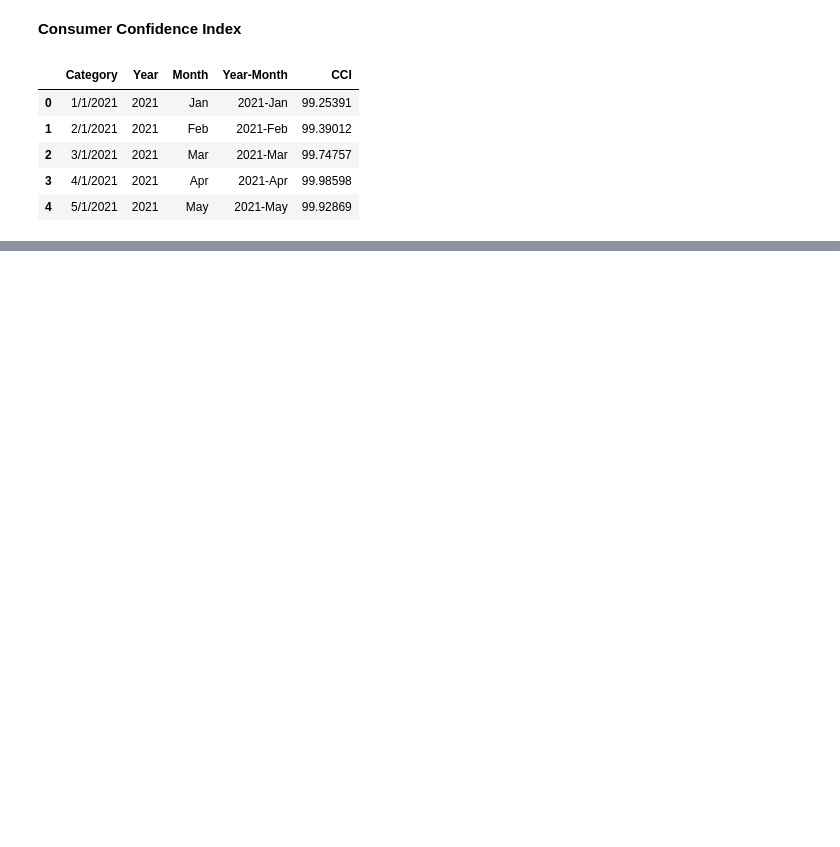
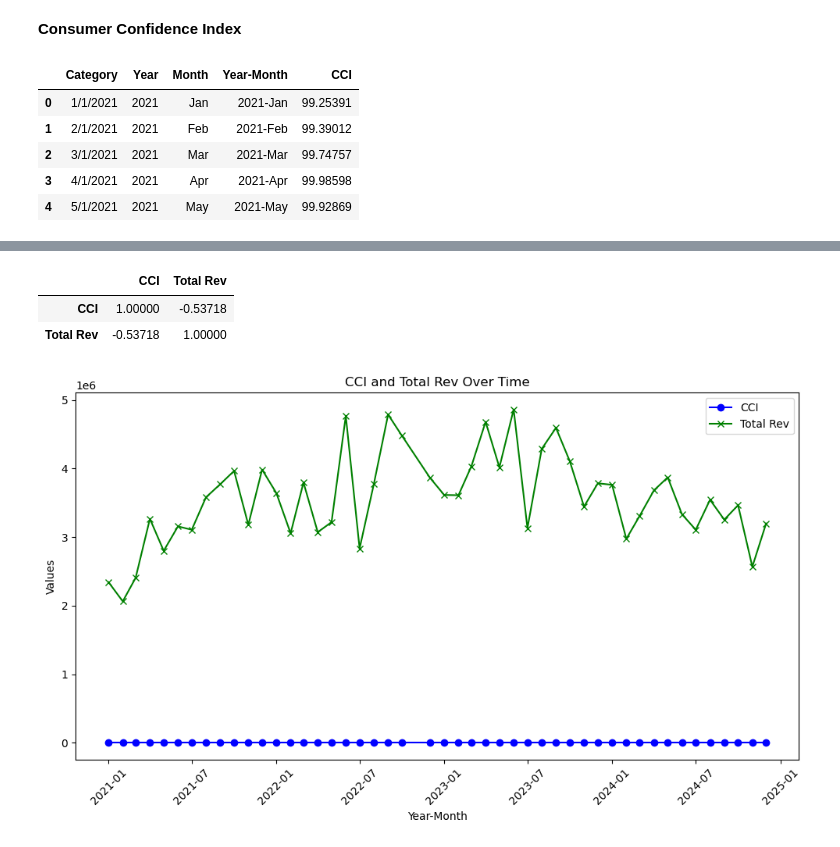
Before and after one commit to JEFFDAVISJR/macroecon-revenue-analysis, a Jupyter notebook: Python/notebook/plots_mc.ipynb, the cells around one changed output, grey strips where cells are left out. Cells and saved outputs as stored; diff of their text form; code cells hidden in the pictures; blank space fills up the shorter version.

```diff
--- a/Python/notebook/plots_mc.ipynb
+++ b/Python/notebook/plots_mc.ipynb
@@ -60,4 +55,7 @@ cci.head()
 | 3 | 4/1/2021 | 2021 | Apr | 2021-Apr | 99.98598 |
 | 4 | 5/1/2021 | 2021 | May | 2021-May | 99.92869 |
 # %%
-cci_rev = pd.merge(
+cci_rev = pd.merge(cci, month_rev, on = 'Year-Month')
+cci_rev = cci_rev[['Year-Month','CCI', 'Total Rev', 'Order Count']]
+cci_rev['Year-Month'] = pd.to_datetime(cci_rev['Year-Month'], format='%Y-%b')
+cci_rev.head()
@@ -64,3 +69,30 @@ cci_rev = pd.merge(
+# %%
+cci_rev[['CCI', 'Total Rev']].corr()
+# %% [output]
+|  | CCI | Total Rev |
+| CCI | 1.00000 | -0.53718 |
+| Total Rev | -0.53718 | 1.00000 |
+# %%
+plt.figure(figsize=(10, 6))
+
+# cci line
+plt.plot(cci_rev['Year-Month'], cci_rev['CCI'], label='CCI', color='b', marker='o')
+
+# total rev line
+plt.plot(cci_rev['Year-Month'], cci_rev['Total Rev'], label='Total Rev', color='g', marker='x')
+
+# labs/title
+plt.xlabel('Year-Month')
+plt.ylabel('Values')
+plt.title('CCI and Total Rev Over Time')
+
+#formatting
+plt.xticks(rotation=45)
+plt.legend()
+plt.tight_layout()
+plt.show()
+# %% [output]
+[figure, added]
 # %%
 gdp.head()
 # %%
```
Also changed, not shown: parts of 4 cells of this notebook.
